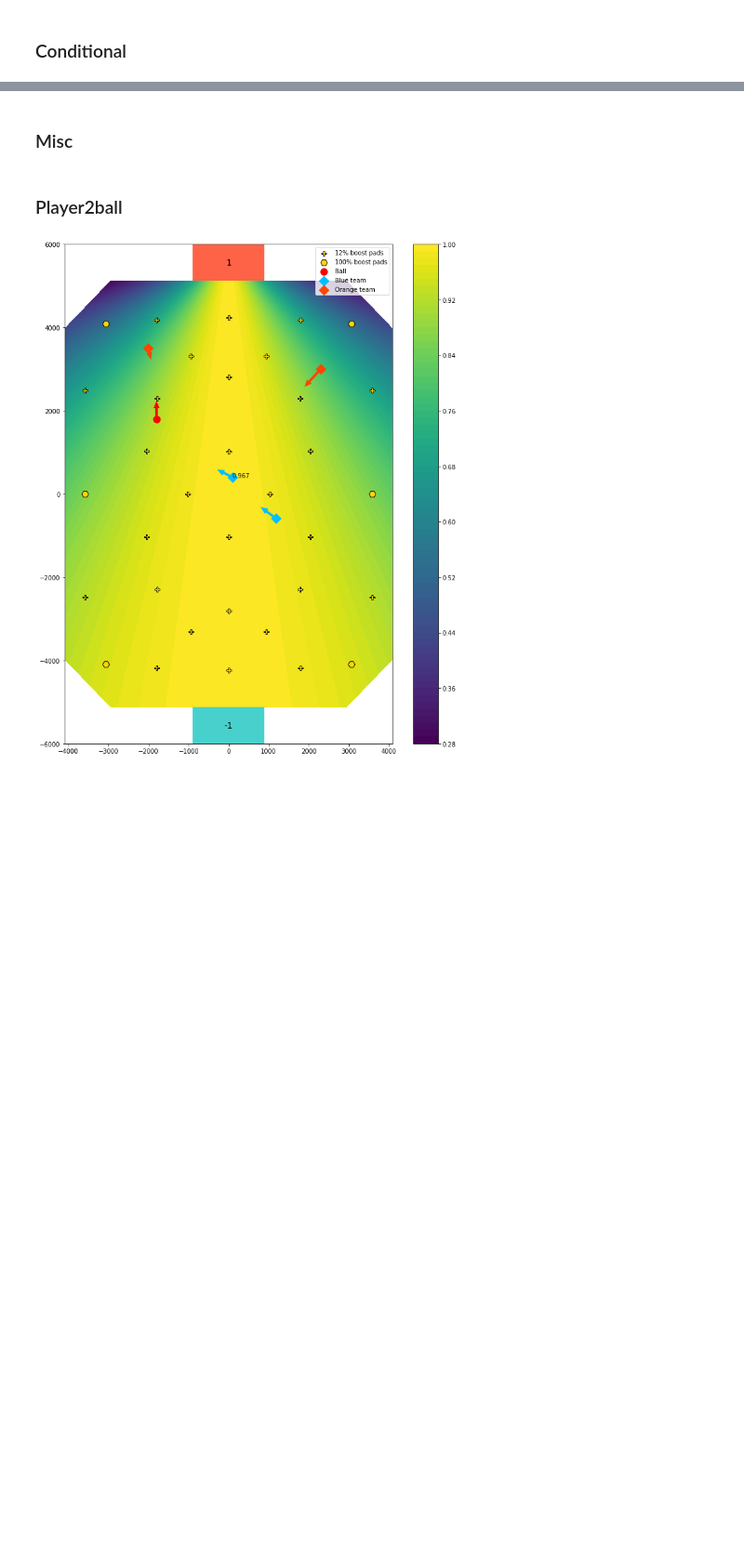
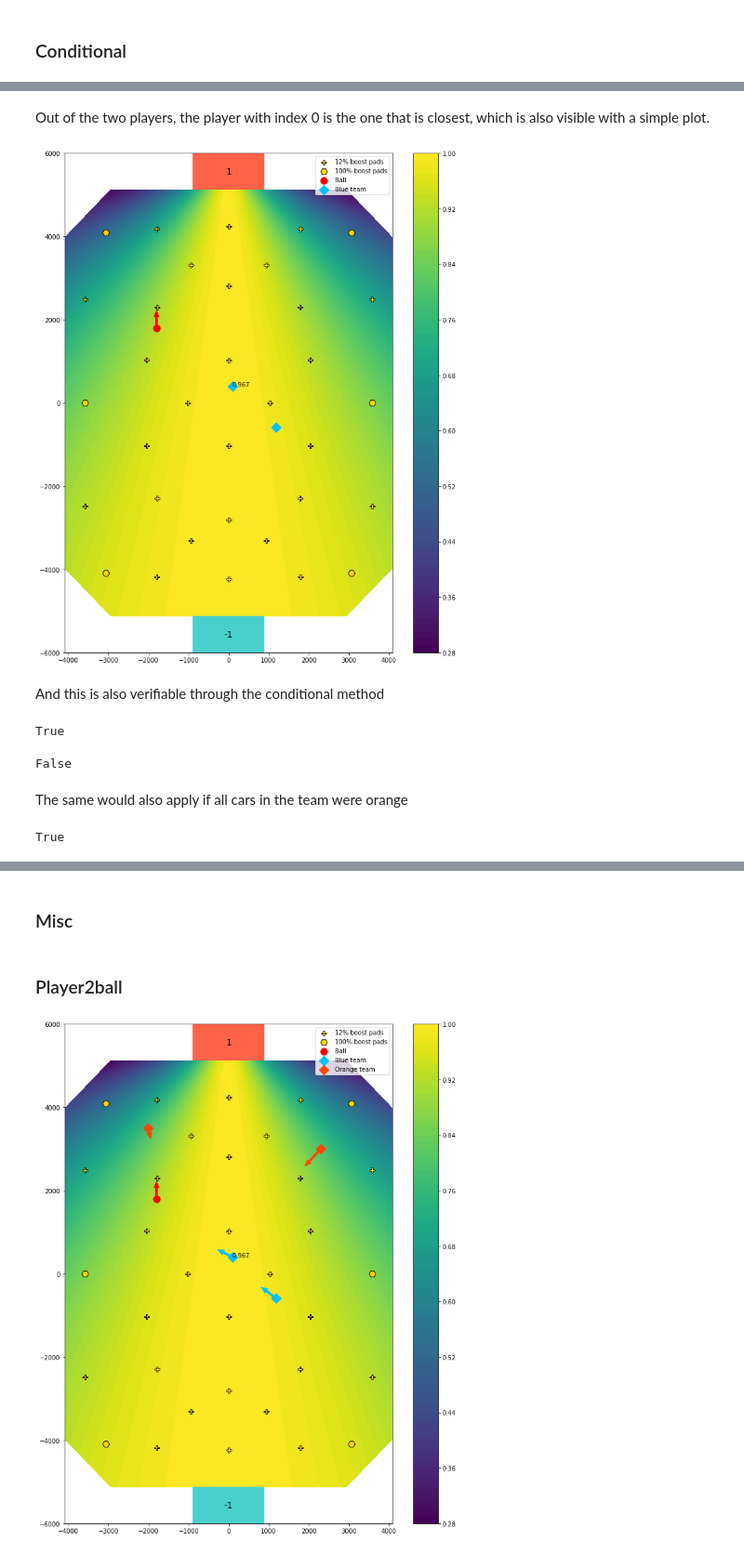
Before and after one commit to Enkhai/lucy-utils, a Jupyter notebook: examples/16_reward_shaping/analysis.ipynb, the cells around one changed output, grey strips where cells are left out. Shown at 93% size. Cells and saved outputs as stored; diff of their text form; code cells hidden in the pictures; blank space fills up the shorter version.

```diff
--- a/examples/16_reward_shaping/analysis.ipynb
+++ b/examples/16_reward_shaping/analysis.ipynb
@@ -55,0 +90,34 @@ plotting.arena_contour(ball_zs)
+# %% [markdown]
+Out of the two players, the player with index 0 is the one that is closest, which is also visible with a simple plot.
+# %%
+plotting.arena_contour(ball_zs,
+                       ball_position=ball_position,
+                       ball_lin_vel=ball_lin_velocity,
+                       player_positions=player_positions)
+# %% [output]
+[figure, added]
+# %% [markdown]
+And this is also verifiable through the conditional method
+# %%
+team_idx = [0, 0]
+player_idx = 0
+condition_args=(player_positions, player_idx, team_idx, ball_position)
+common.conditional("closest2ball", condition_args)
+# %% [output]
+True
+# %%
+team_idx = [0, 0]
+player_idx = 1
+condition_args=(player_positions, player_idx, team_idx, ball_position)
+common.conditional("closest2ball", condition_args)
+# %% [output]
+False
+# %% [markdown]
+The same would also apply if all cars in the team were orange
+# %%
+team_idx = [1, 1]
+player_idx = 0
+condition_args=(player_positions, player_idx, team_idx, ball_position)
+common.conditional("closest2ball", condition_args)
+# %% [output]
+True
```
Also changed, not shown: parts of 43 cells of this notebook, 3 other files.
